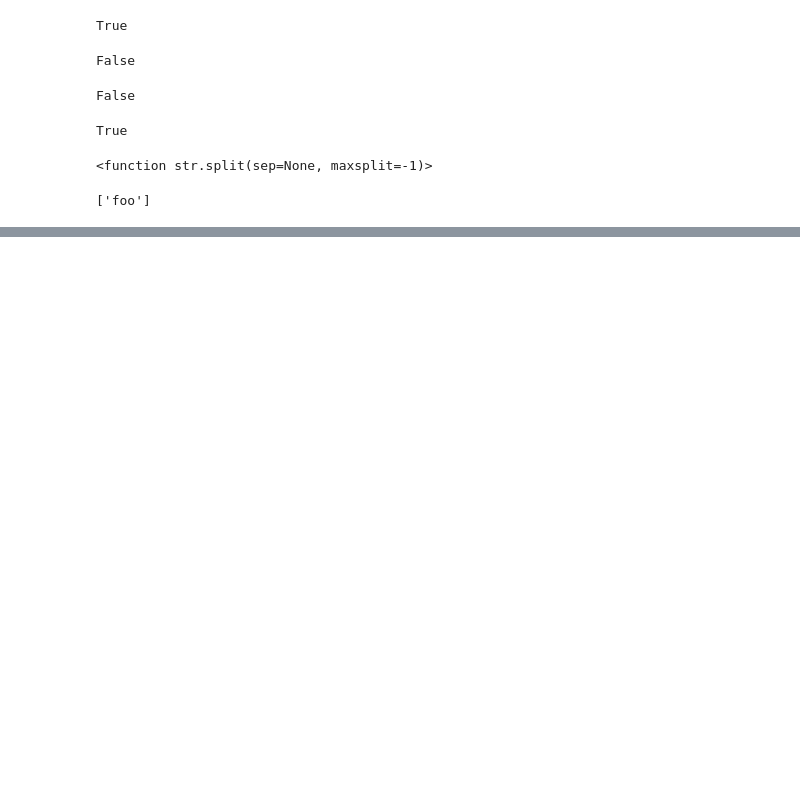
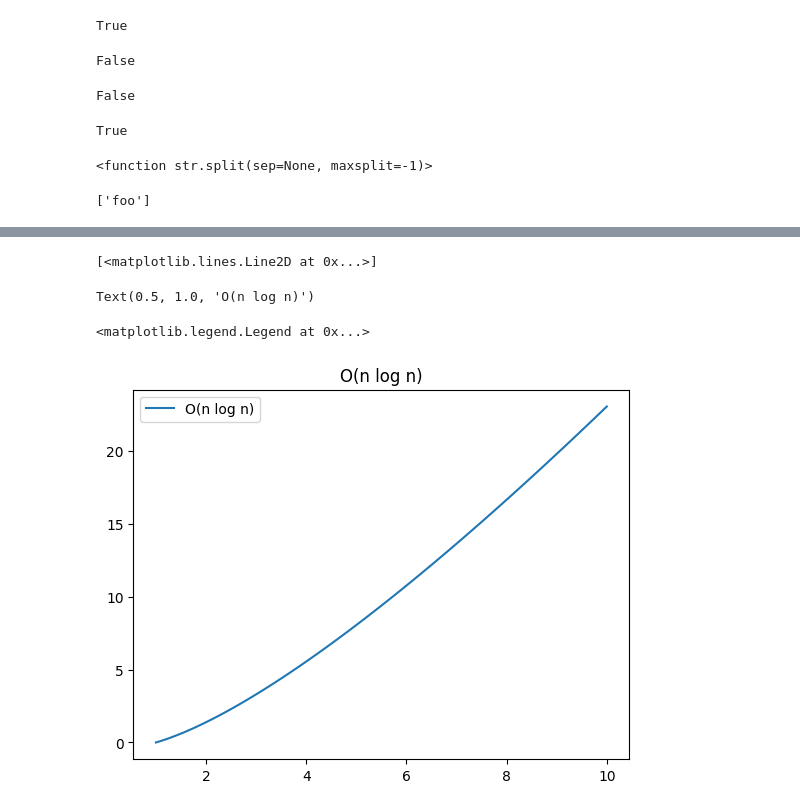
Before and after one commit to wenyunxin/computer-science-practicing, a Jupyter notebook: math/python for data analysis.ipynb, the cells around one changed output, grey strips where cells are left out. Cells and saved outputs as stored; diff of their text form; code cells hidden in the pictures; blank space fills up the shorter version.

```diff
--- a/math/python for data analysis.ipynb
+++ b/math/python for data analysis.ipynb
@@ -215,0 +600,24 @@ earlier this week DATE
+# %%
+# O(n log n) - Linearithmic Time: Often seen in efficient sorting algorithms like merge sort and quicksort.
+# Generate x values
+x_values = np.linspace(1, 10, 100)  # Generating 100 x values between 1 and 10
+
+# Create y values (y = x)
+y_values = x_values * np.log(x_values)
+
+# Create the plot
+plt.plot(x_values, y_values, label='O(n log n)')
+
+# Adding labels and title
+plt.title('O(n log n)')
+
+# Adding a legend
+plt.legend()
+
+# Display the plot
+plt.show()
+# %% [output]
+[<matplotlib.lines.Line2D at 0x...>]
+Text(0.5, 1.0, 'O(n log n)')
+<matplotlib.legend.Legend at 0x...>
+[figure, added]
```
Also changed, not shown: parts of 51 cells of this notebook, 11 other files.
